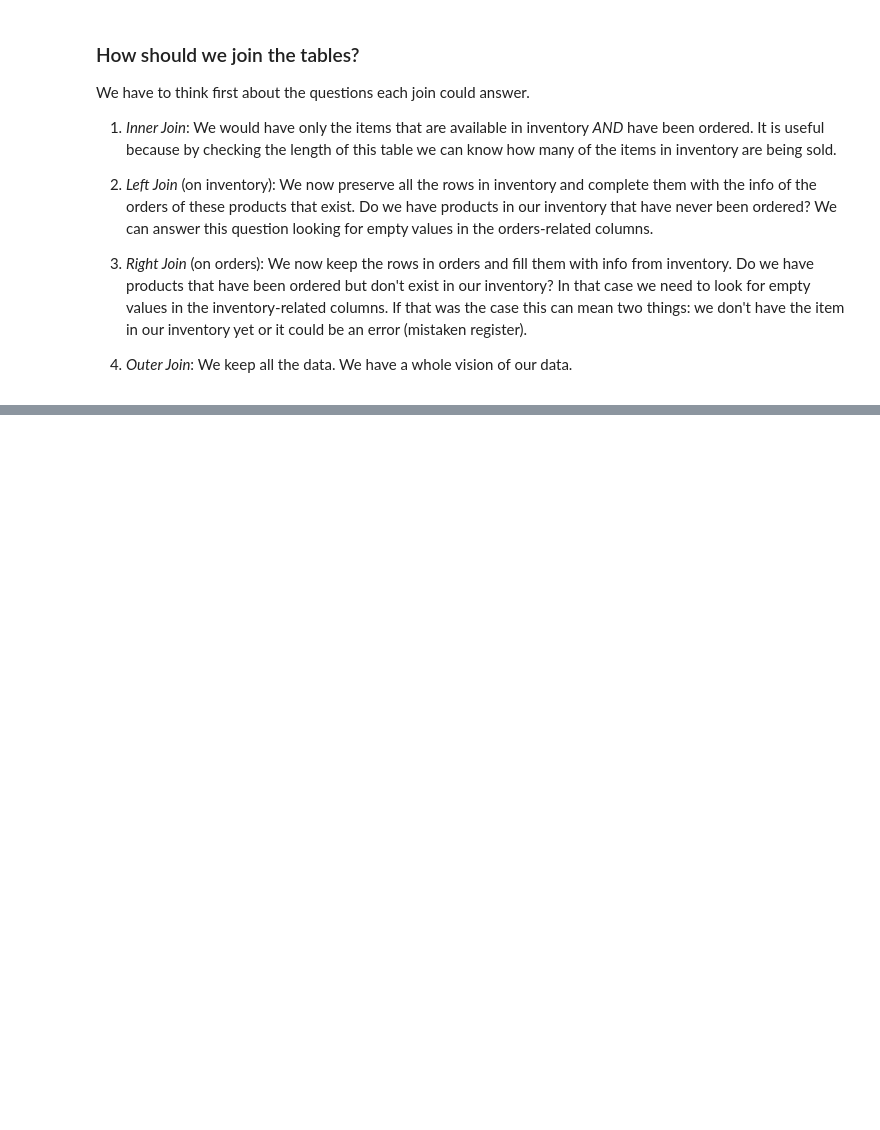
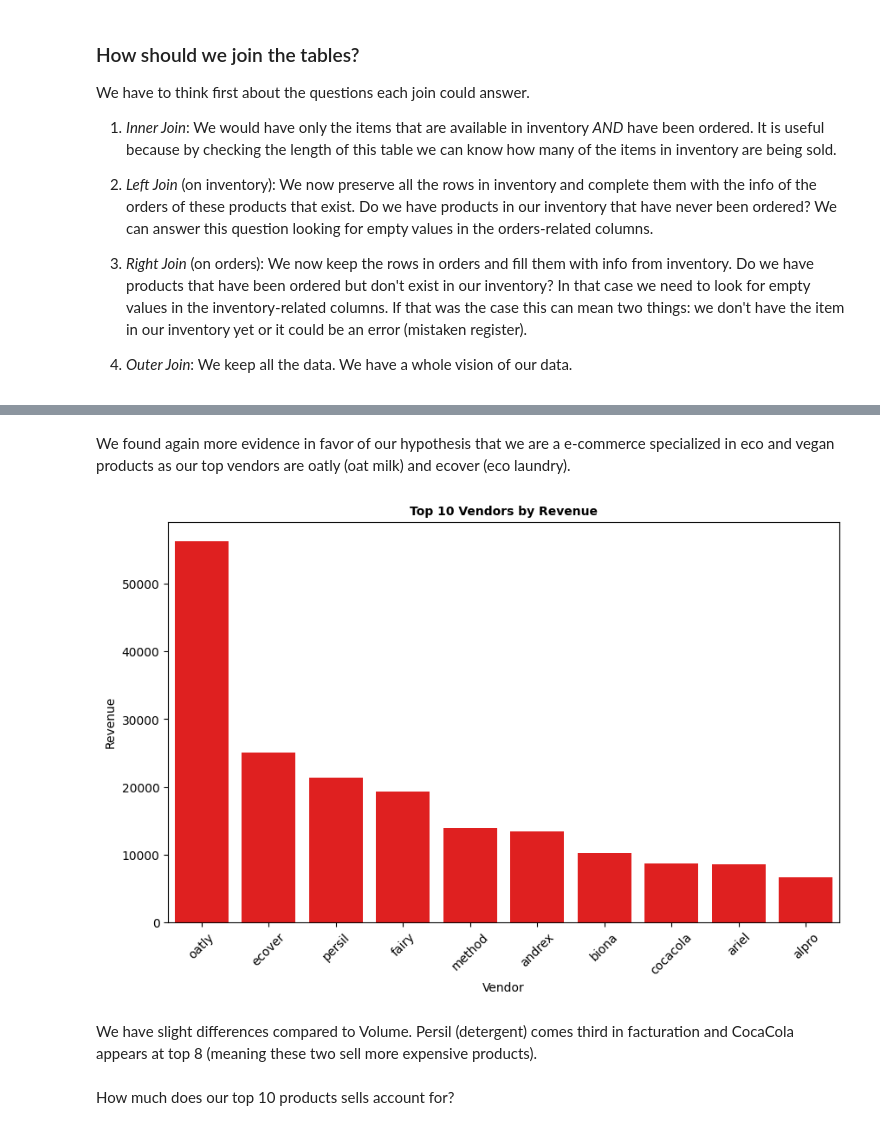
Before and after one commit to carleondel/zrive-ds, a Jupyter notebook: src/module_2/module_2_EDA.ipynb, the cells around one changed output, grey strips where cells are left out. Saved outputs shown, nothing was run; the diff lists cells and outputs as text; code cells hidden in the pictures; blank space fills up the shorter version.

```diff
--- a/src/module_2/module_2_EDA.ipynb
+++ b/src/module_2/module_2_EDA.ipynb
@@ -502,0 +405,18 @@ As we can see, we are a e-commerce specialized in vegan, eco, etc markets.
+# %% [markdown]
+We found again more evidence in favor of our hypothesis that we are a e-commerce specialized in eco and vegan products as our top vendors are oatly (oat milk) and ecover (eco laundry).
+# %%
+top_vendors_revenue = orders_complete.groupby('vendor')['price'].sum().reset_index().sort_values(by='price',ascending=False).head(10)
+
+plt.figure(figsize=(10, 6))
+sns.barplot(x='vendor', y='price', data=top_vendors_revenue, color='red')
+plt.xlabel('Vendor')
+plt.ylabel('Revenue')
+plt.title('Top 10 Vendors by Revenue', fontsize =10, fontweight = 'bold')
+plt.xticks(rotation=45) # rotate x axis
+plt.show()
+# %% [output]
+[figure, added]
+# %% [markdown]
+We have slight differences compared to Volume. Persil (detergent) comes third in facturation and CocaCola appears at top 8 (meaning these two sell more expensive products).
+# %% [markdown]
+How much does our top 10 products sells account for?
```
Also changed, not shown: parts of 73 cells of this notebook, 14 other files.
